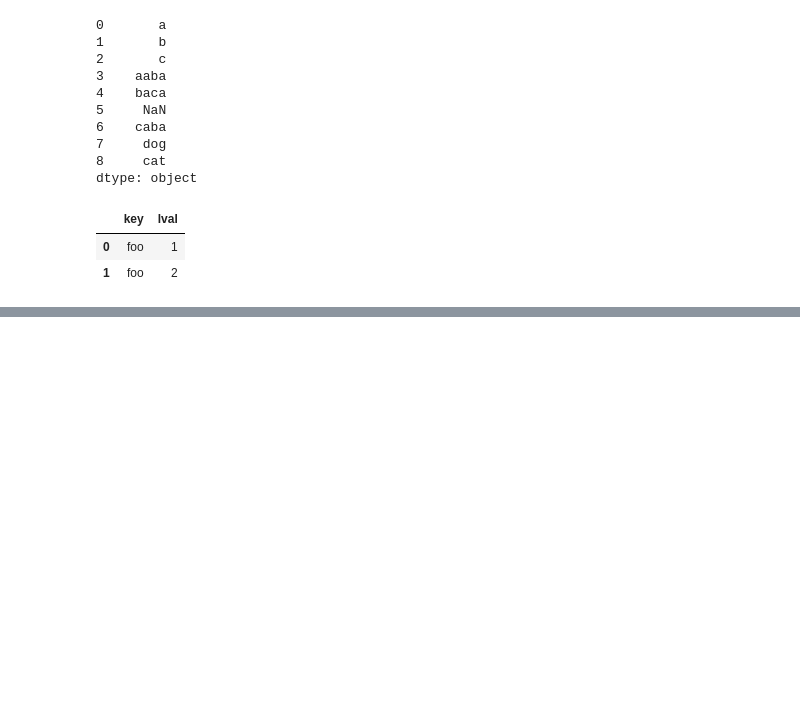
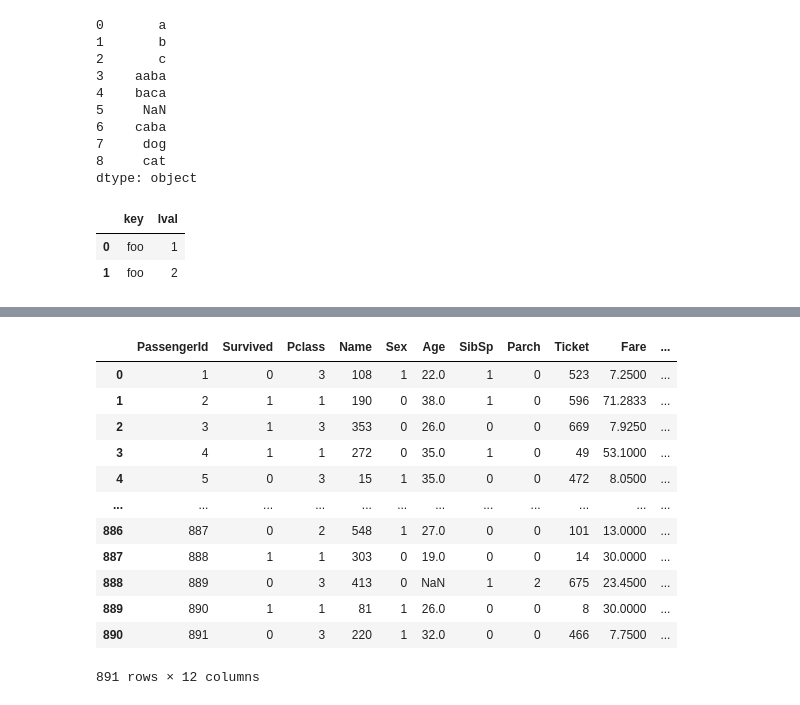
Before and after one commit to MAHNOORIZZAT-AI/DEP, a Jupyter notebook: pandas.ipynb, the cells around one changed output, grey strips where cells are left out. Saved outputs shown, nothing was run; the diff lists cells and outputs as text; code cells hidden in the pictures; blank space fills up the shorter version.

```diff
--- a/pandas.ipynb
+++ b/pandas.ipynb
@@ -253,0 +326,22 @@ df.groupby(["A", "B"]).sum()
+# %%
+from sklearn.preprocessing import LabelEncoder
+encoder = LabelEncoder()
+encoding_col = ['Name', 'Sex', 'Ticket', 'Cabin', 'Embarked']
+for col in encoding_col:
+    df_data[col] = encoder.fit_transform(df_data[col])
+# %%
+df_data
+# %% [output]
+|  | PassengerId | Survived | Pclass | Name | Sex | Age | SibSp | Parch | Ticket | Fare | ... |
+| 0 | 1 | 0 | 3 | 108 | 1 | 22.0 | 1 | 0 | 523 | 7.2500 | ... |
+| 1 | 2 | 1 | 1 | 190 | 0 | 38.0 | 1 | 0 | 596 | 71.2833 | ... |
+| 2 | 3 | 1 | 3 | 353 | 0 | 26.0 | 0 | 0 | 669 | 7.9250 | ... |
+| 3 | 4 | 1 | 1 | 272 | 0 | 35.0 | 1 | 0 | 49 | 53.1000 | ... |
+| 4 | 5 | 0 | 3 | 15 | 1 | 35.0 | 0 | 0 | 472 | 8.0500 | ... |
+| ... | ... | ... | ... | ... | ... | ... | ... | ... | ... | ... | ... |
+| 886 | 887 | 0 | 2 | 548 | 1 | 27.0 | 0 | 0 | 101 | 13.0000 | ... |
+| 887 | 888 | 1 | 1 | 303 | 0 | 19.0 | 0 | 0 | 14 | 30.0000 | ... |
+| 888 | 889 | 0 | 3 | 413 | 0 | NaN | 1 | 2 | 675 | 23.4500 | ... |
+| 889 | 890 | 1 | 1 | 81 | 1 | 26.0 | 0 | 0 | 8 | 30.0000 | ... |
+| 890 | 891 | 0 | 3 | 220 | 1 | 32.0 | 0 | 0 | 466 | 7.7500 | ... |
+891 rows × 12 columns
```
Also changed, not shown: parts of 28 cells of this notebook.
